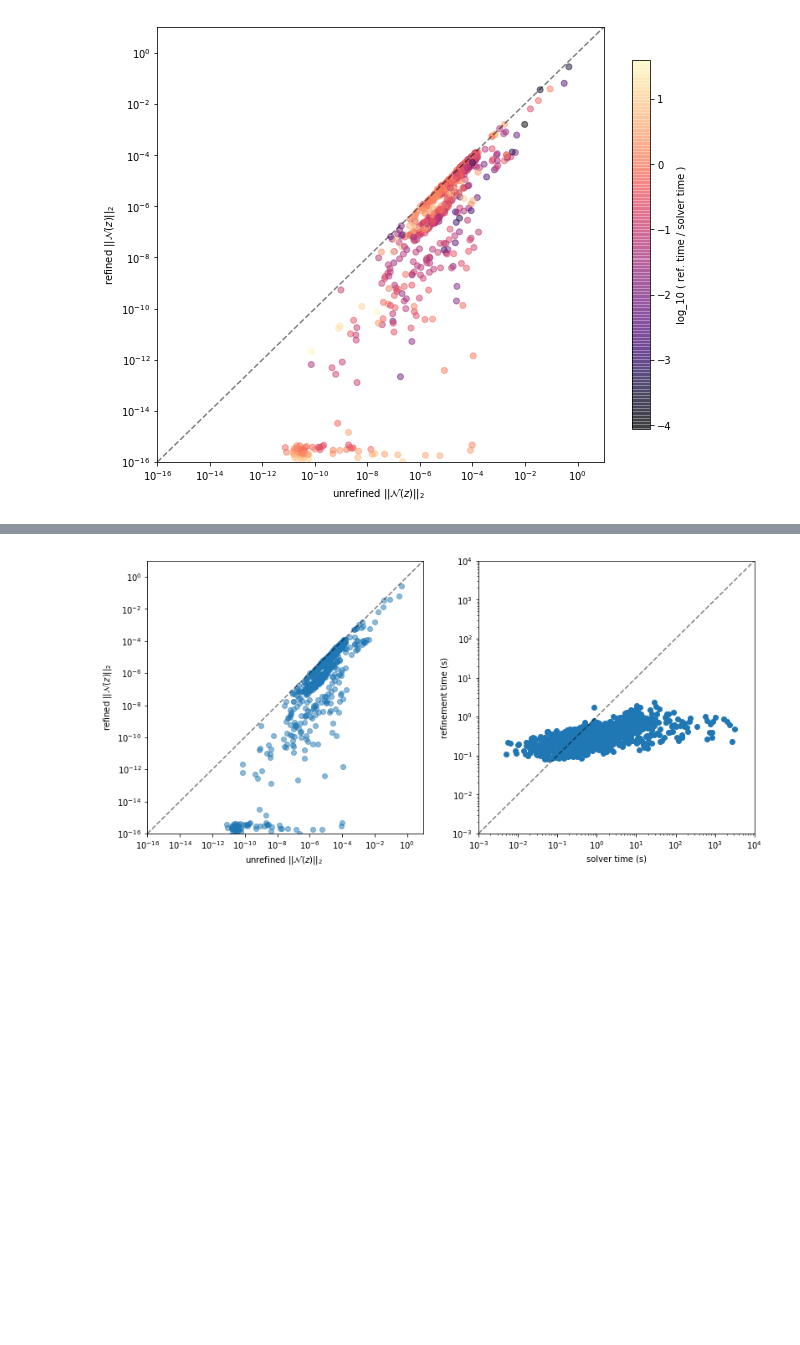
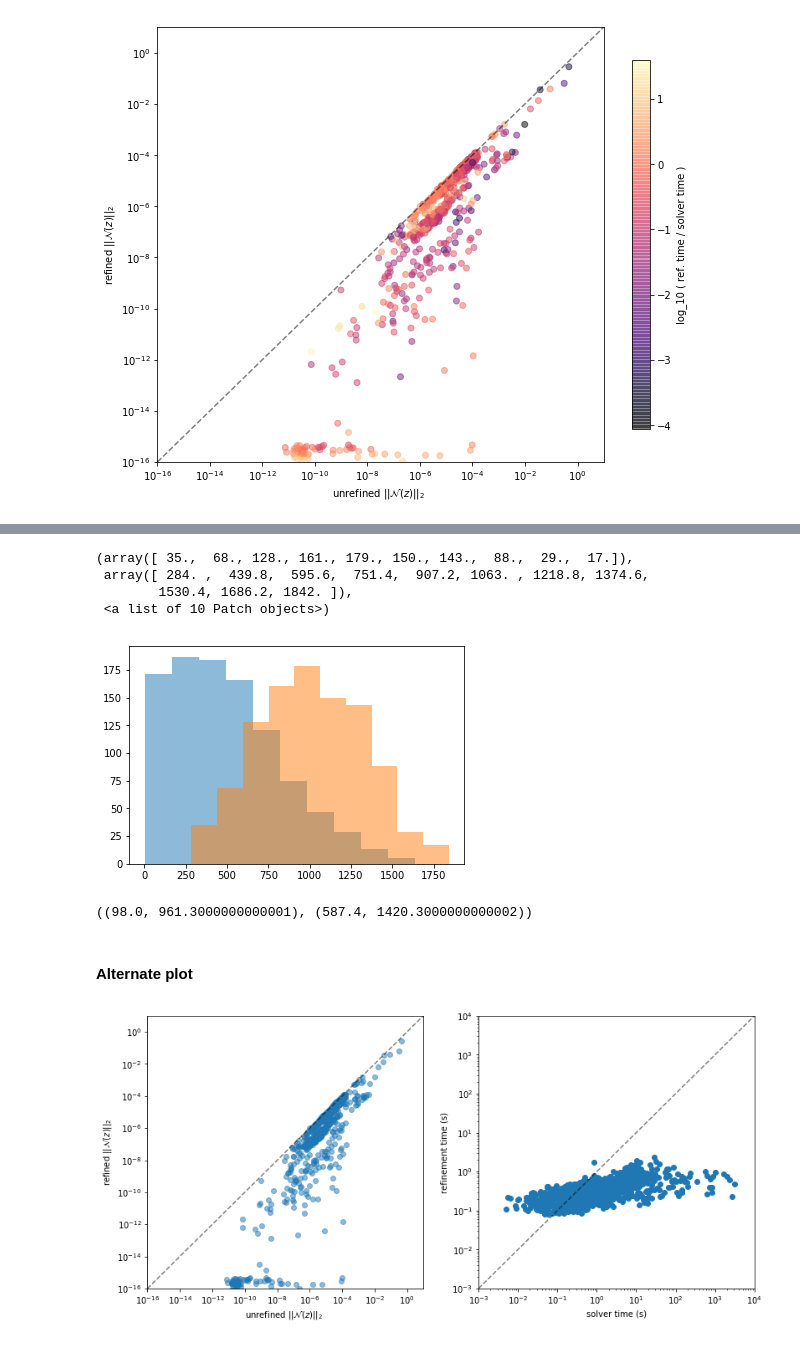
Before and after one commit to cvxgrp/cone_prog_refine, a Jupyter notebook: examples/experiments.ipynb, the cells around one changed output, grey strips where cells are left out. Cells and saved outputs as stored; diff of their text form; code cells hidden in the pictures; blank space fills up the shorter version.

Commit message:
small adds to experiments and CLEANED UP exp cone proj :)

```diff
--- a/examples/experiments.ipynb
+++ b/examples/experiments.ipynb
@@ -179,3 +196,21 @@ plt.savefig('comparison.png')
+# %%
+n_s = np.array([el['n'] for el in experiment_results])
+m_s = np.array([el['m'] for el in experiment_results])
+# %%
+plt.hist(n_s, alpha=.5),
+plt.hist(m_s, alpha=.5)
+# %% [output]
+(array([ 35.,  68., 128., 161., 179., 150., 143.,  88.,  29.,  17.]),
+ array([ 284. ,  439.8,  595.6,  751.4,  907.2, 1063. , 1218.8, 1374.6,
+        1530.4, 1686.2, 1842. ]),
+ <a list of 10 Patch objects>)
+[figure, added]
+# %%
+(np.quantile(n_s, .1), np.quantile(n_s, .9)), (np.quantile(m_s, .1), np.quantile(m_s, .9))
+# %% [output]
+((98.0, 961.3000000000001), (587.4, 1420.3000000000002))
+# %% [markdown]
+#### Alternate plot
 # %%
 unrefined_Nzs = np.array([el['unrefined_resnorm'] for el in experiment_results])
 refined_Nzs  = np.array([el['refined_resnorm'] for el in experiment_results])
```
Also changed, not shown: parts of 6 cells of this notebook, 2 other files.
